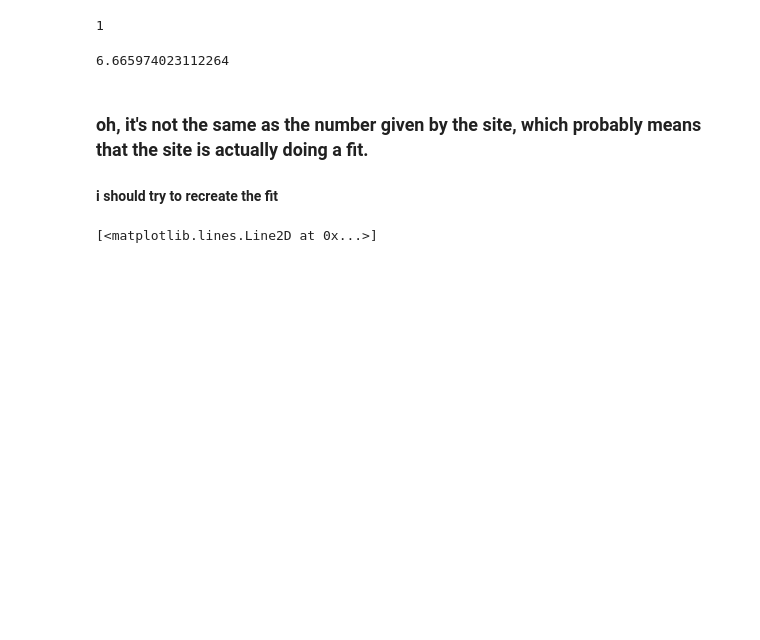
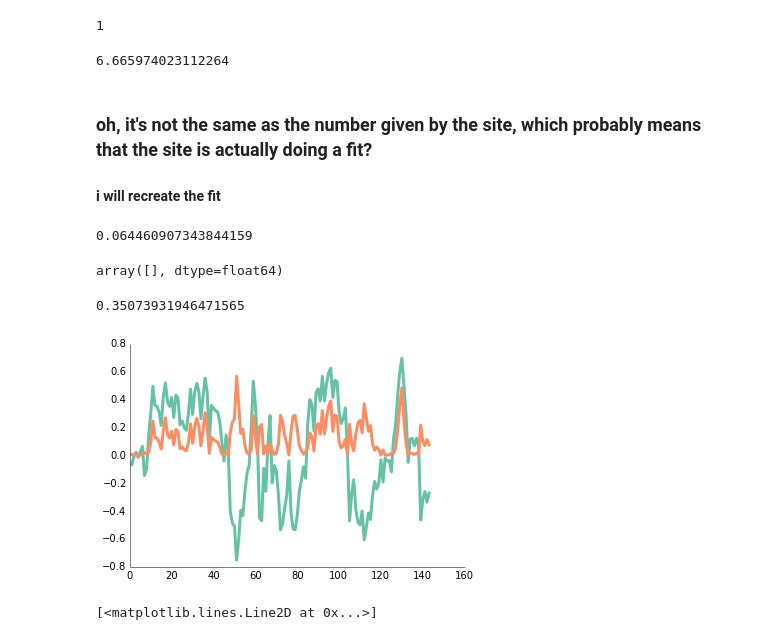
Before and after one commit to ccspringer/fmarkets, a Jupyter notebook: historical.ipynb, the cells around one changed output. Saved outputs shown, nothing was run; the diff lists cells and outputs as text; code cells hidden in the pictures; blank space fills up the shorter version.

```diff
--- a/historical.ipynb
+++ b/historical.ipynb
@@ -77,14 +62,45 @@ geo_mean
 # %% [output]
 6.665974023112264
 # %% [markdown]
-### oh, it's not the same as the number given by the site, which probably means that the site is actually doing a fit.
-#### i should try to recreate the fit
+### oh, it's not the same as the number given by the site, which probably means that the site is actually doing a fit?
+#### i will recreate the fit
 # %%
 len(real_g)
 real_y = [1]
 for i in range(1, len(real_g)):
     real_y.append(real_y[i-1]*(1+float(real_g[i-1])/100))
 real_y = np.array(real_y)
+# %%
+# log y = a + bx
+real_log = np.log(real_y)
+slope, intercept, r_value, p_value, std_err = stats.linregress(n,real_log)
+# standard error is 0.0006894
+np.exp(std_err)
+slope
+# %% [output]
+0.064460907343844159
+# %%
+# now assume no intercept
+# logy = Ap where A = [x] and p = [b]
+A = np.vstack([n, np.zeros(len(n))]).T
+slope, intercept = np.linalg.lstsq(A,real_log)[0]
+slope
+# 0.0664
+# no intercept is the winner here
+# %% [output]
+array([], dtype=float64)
+# %%
+# i wanna get the sample standard dev
+real_var = np.sum((real_log - n*slope)**2)/len(n)
+real_stdev = real_var**(0.5)
+diffs = real_log - n*slope
+diffs2 = diffs**2
+ppl.plot(n,diffs, linewidth = 3.0)
+ppl.plot(n,diffs2, linewidth = 3.0)
+real_stdev
+# %% [output]
+0.35073931946471565
+[figure, added]
 # %%
 ppl.plot(x,real_y, linewidth = 3.0)
 ppl.plot(x,y,linewidth = 3.0)
```
Also changed, not shown: parts of 13 cells of this notebook.
